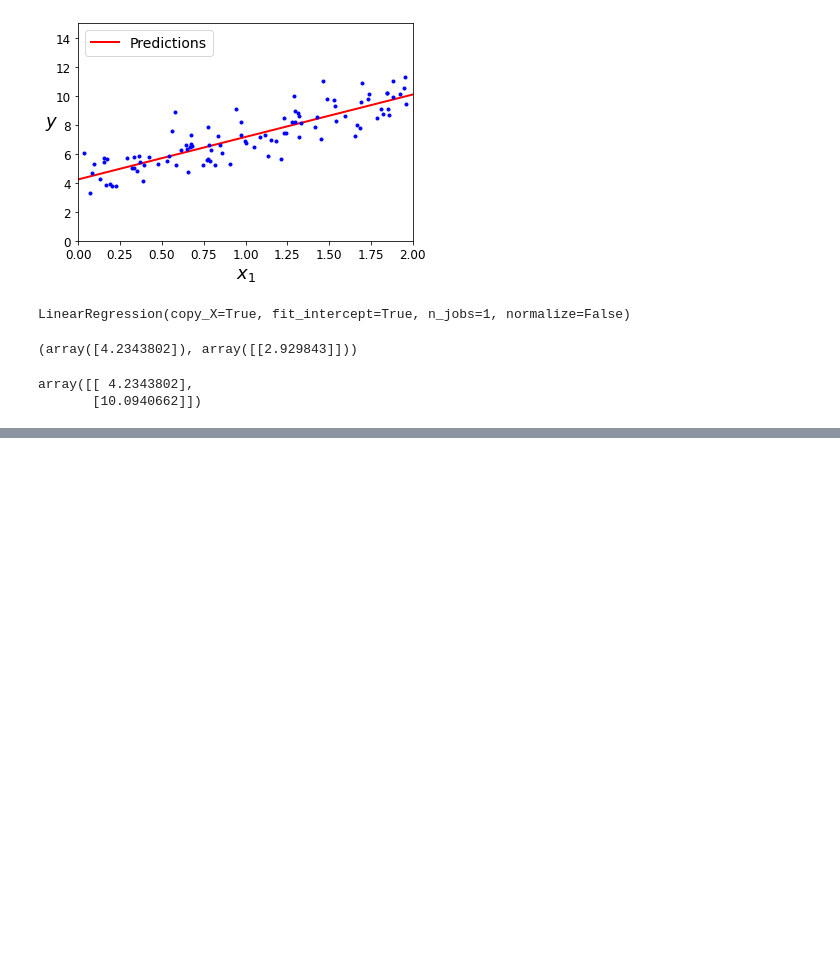
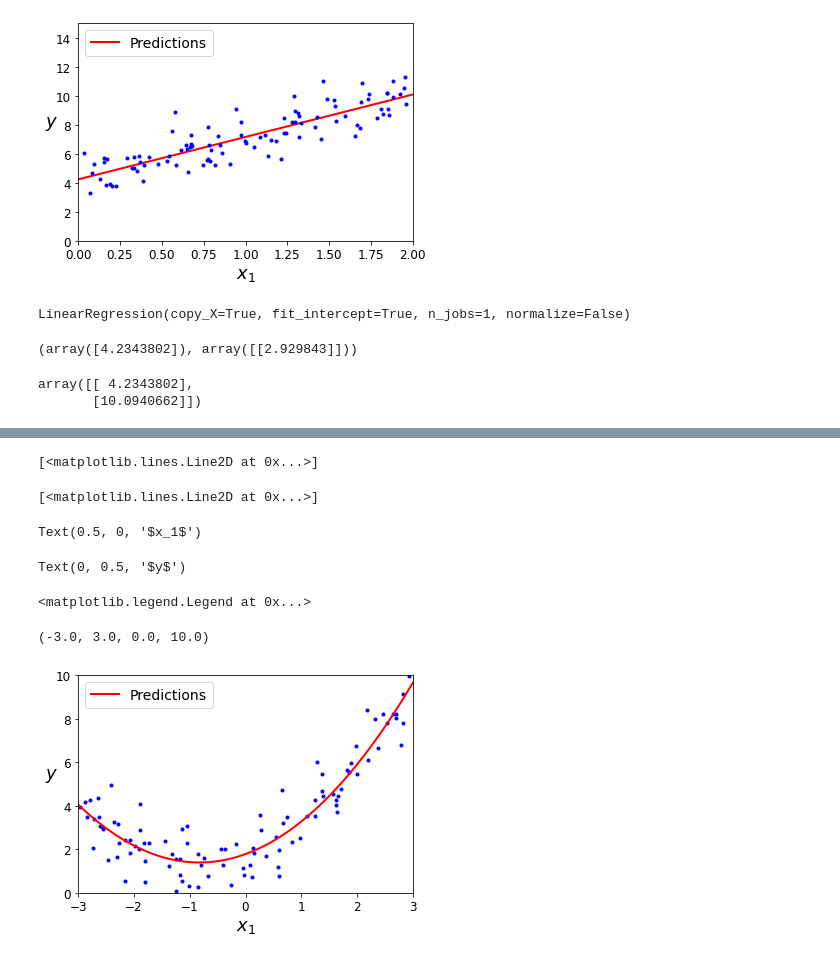
Before and after one commit to rumblefish615/analyze, a Jupyter notebook: handson-ml-master/analyze/chapter4.ipynb, the cells around one changed output, grey strips where cells are left out. Saved outputs shown, nothing was run; the diff lists cells and outputs as text; code cells hidden in the pictures; blank space fills up the shorter version.

```diff
--- a/handson-ml-master/analyze/chapter4.ipynb
+++ b/handson-ml-master/analyze/chapter4.ipynb
@@ -100,0 +300,19 @@ array([[4.2343802],
+# %%
+X_new=np.linspace(-3, 3, 100).reshape(100, 1)
+X_new_poly = poly_features.transform(X_new)
+y_new = lin_reg.predict(X_new_poly)
+plt.plot(X, y, "b.")
+plt.plot(X_new, y_new, "r-", linewidth=2, label="Predictions")
+plt.xlabel("$x_1$", fontsize=18)
+plt.ylabel("$y$", rotation=0, fontsize=18)
+plt.legend(loc="upper left", fontsize=14)
+plt.axis([-3, 3, 0, 10])
+plt.show()
+# %% [output]
+[<matplotlib.lines.Line2D at 0x...>]
+[<matplotlib.lines.Line2D at 0x...>]
+Text(0.5, 0, '$x_1$')
+Text(0, 0.5, '$y$')
+<matplotlib.legend.Legend at 0x...>
+(-3.0, 3.0, 0.0, 10.0)
+[figure, added]
```
Also changed, not shown: parts of 33 cells of this notebook.
